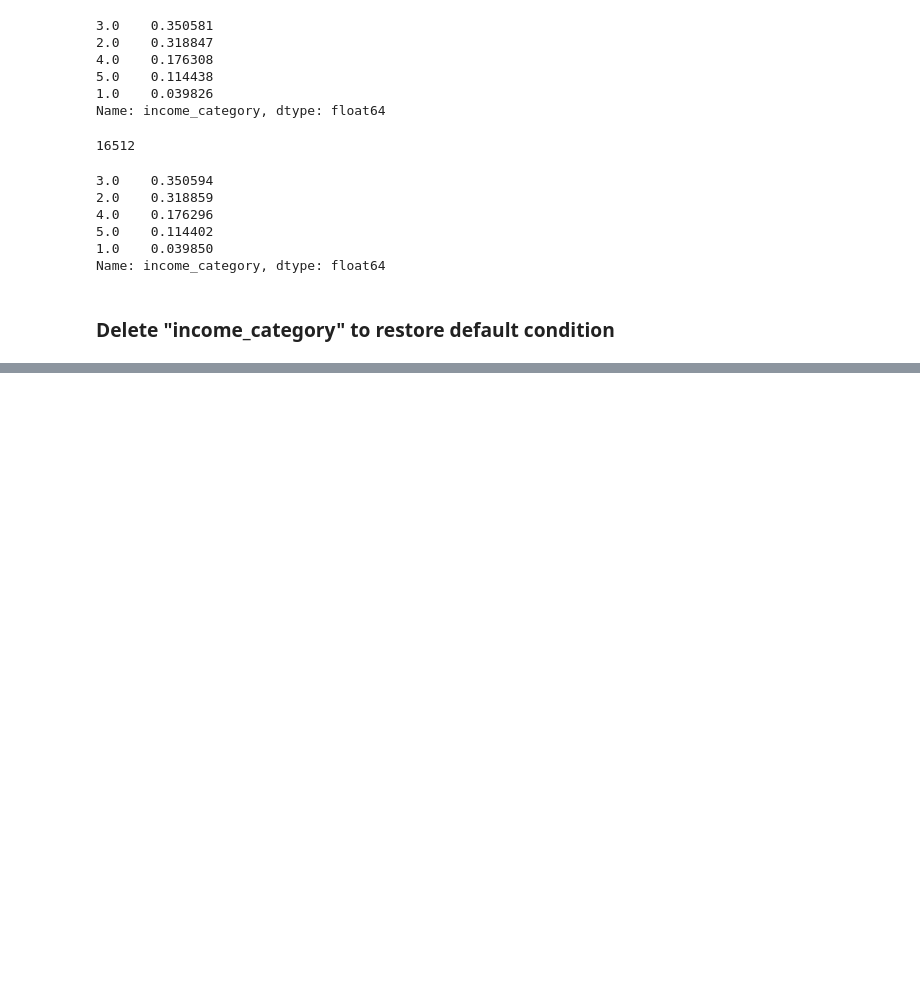
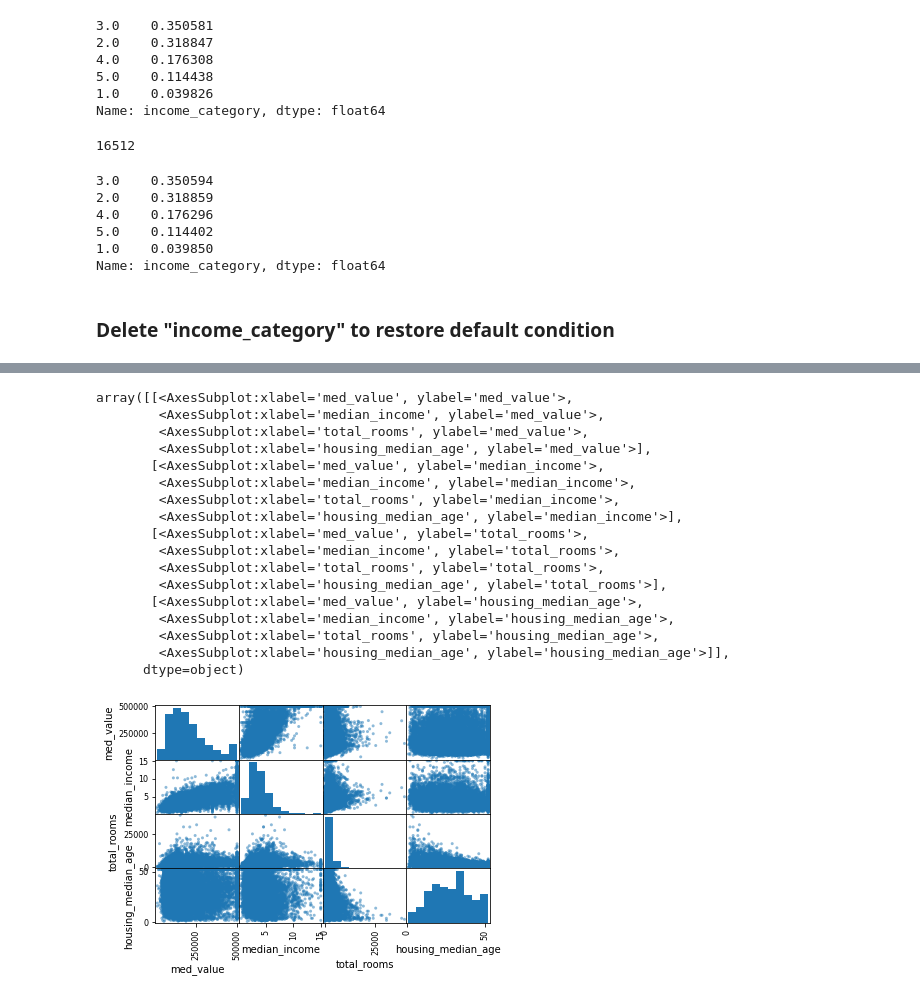
Before and after one commit to Abusagit/ml, a Jupyter notebook: Start.ipynb, the cells around one changed output, grey strips where cells are left out. Drawn from its saved outputs; the diff is of its cells as text; code cells hidden in the pictures; blank space fills up the shorter version.

```diff
--- a/Start.ipynb
+++ b/Start.ipynb
@@ -190,0 +181,2 @@ for set_ in (strat_train_set, strat_test_set):
+# %%
+housing = strat_train_set.copy()
@@ -190,0 +205,4 @@ for set_ in (strat_train_set, strat_test_set):
+# %%
+housing.rename(columns={'median_house_value': 'med_value'}, inplace=True)
+corr_matrix = housing.corr()
+corr_matrix
@@ -190,0 +234,24 @@ for set_ in (strat_train_set, strat_test_set):
+# %%
+from pandas.plotting import scatter_matrix
+
+attrs = ['med_value', 'median_income', 'total_rooms', 'housing_median_age']
+scatter_matrix(housing[attrs])
+# %% [output]
+array([[<AxesSubplot:xlabel='med_value', ylabel='med_value'>,
+        <AxesSubplot:xlabel='median_income', ylabel='med_value'>,
+        <AxesSubplot:xlabel='total_rooms', ylabel='med_value'>,
+        <AxesSubplot:xlabel='housing_median_age', ylabel='med_value'>],
+       [<AxesSubplot:xlabel='med_value', ylabel='median_income'>,
+        <AxesSubplot:xlabel='median_income', ylabel='median_income'>,
+        <AxesSubplot:xlabel='total_rooms', ylabel='median_income'>,
+        <AxesSubplot:xlabel='housing_median_age', ylabel='median_income'>],
+       [<AxesSubplot:xlabel='med_value', ylabel='total_rooms'>,
+        <AxesSubplot:xlabel='median_income', ylabel='total_rooms'>,
+        <AxesSubplot:xlabel='total_rooms', ylabel='total_rooms'>,
+        <AxesSubplot:xlabel='housing_median_age', ylabel='total_rooms'>],
+       [<AxesSubplot:xlabel='med_value', ylabel='housing_median_age'>,
+        <AxesSubplot:xlabel='median_income', ylabel='housing_median_age'>,
+        <AxesSubplot:xlabel='total_rooms', ylabel='housing_median_age'>,
+        <AxesSubplot:xlabel='housing_median_age', ylabel='housing_median_age'>]],
+      dtype=object)
+[figure, added]
```
Also changed, not shown: parts of 25 cells of this notebook.
